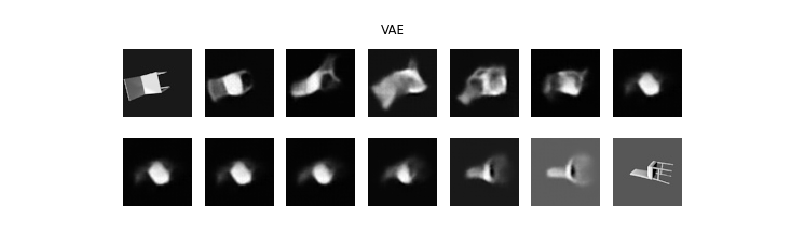
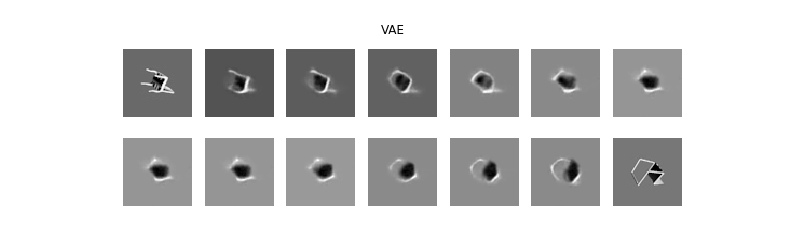
Before and after one commit to pimdh/lie-vae, a Jupyter notebook: supervised_interpolation.ipynb, the cells around one changed output. Cells and saved outputs as stored; diff of their text form; code cells hidden in the pictures.

```diff
--- a/supervised_interpolation.ipynb
+++ b/supervised_interpolation.ipynb
@@ -197,23 +204,22 @@ disentangle(multi_mlp_enc8, multi_mlp_dec8, img[0], img[1], 'MLP (8 ID dims)')
 # %%
+idxs = np.random.choice(len(multi_dataset), size=2, replace=False)
+img = torch.stack([multi_dataset[i][2] for i in idxs])
+
 vae = ChairsVAE(
     content_dims=10,
     latent_mode='so3',
     decoder_mode='action',
-    deconv_mode='deconv',
-    rep_copies=10,
-    degrees=6,
-    deconv_hidden=50,
-    batch_norm=True)
-vae.load_state_dict(torch.load('outputs/vae-action-so3-beta-bumpe-4/model.pickle'))
+    deconv_hidden=50)
+vae.load_state_dict(torch.load('outputs/vae-action-so3-betae-3/model.pickle'))
 
 def decode_vae(vae, pose, content):
     return vae.decoder(group_matrix_to_eazyz(pose), content)
 
 
 def encode_vae(vae, img):
     pose, content = vae.encode(img)
     return [pose[0], content[0]]
 
 disentangle(partial(encode_vae, vae), partial(decode_vae, vae), img[0], img[1], 'VAE')
 # %% [output]
-[figure, old version]
+[figure, new version]
```
Also changed, not shown: parts of 6 cells of this notebook, 1 other file.
